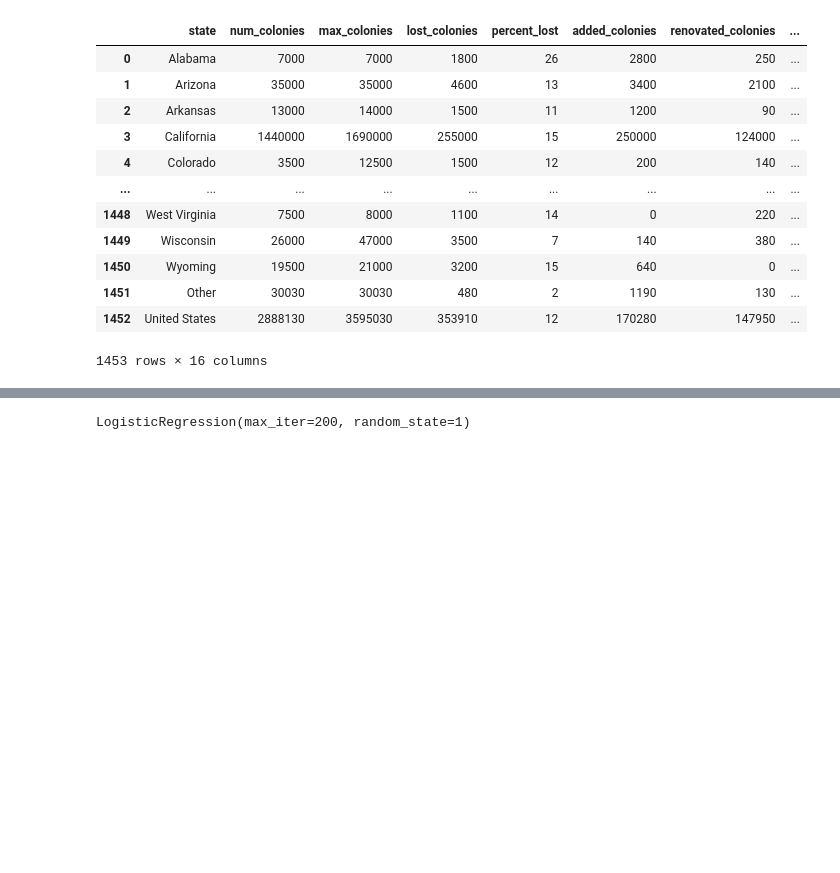
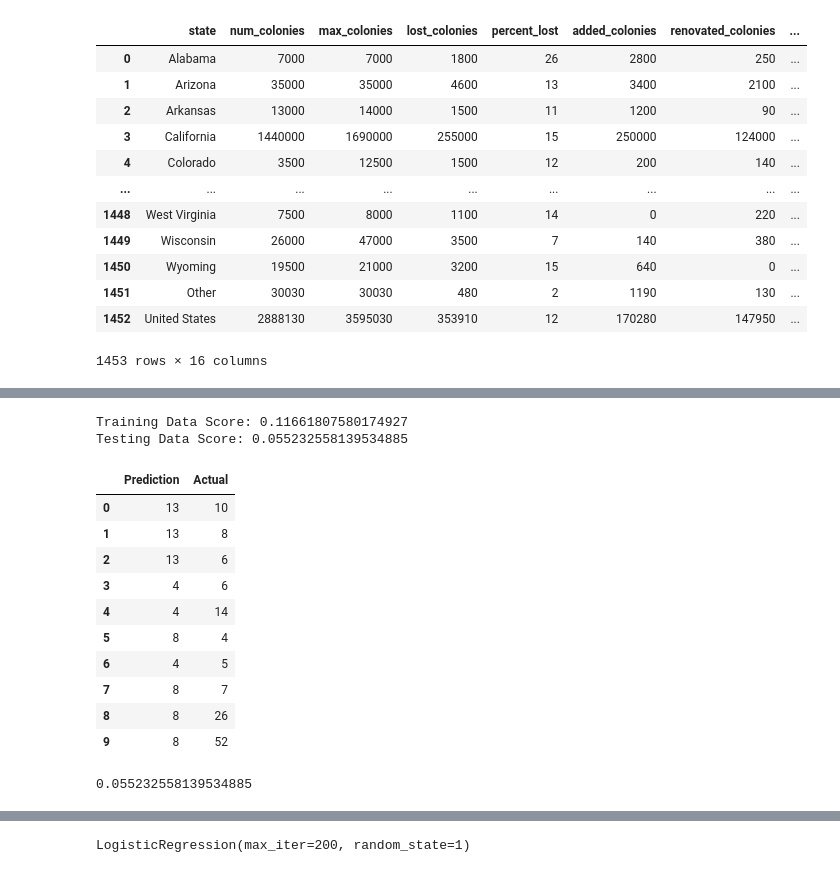
Before and after one commit to AGTrainor/Project_4, a Jupyter notebook: Group_Proj_4/Save_The_Bees Model.ipynb, the cells around one changed output, grey strips where cells are left out. Saved outputs shown, nothing was run; the diff lists cells and outputs as text; code cells hidden in the pictures; blank space fills up the shorter version.

```diff
--- a/Group_Proj_4/Save_The_Bees Model.ipynb
+++ b/Group_Proj_4/Save_The_Bees Model.ipynb
@@ -41,0 +121,9 @@ df
+# %%
+y = df["percent_lost"]
+X = df[["varroa_mites", "pesticides", "diseases", "unknown", "quarter", "other_pests_and_parasites", "year"]]
+# %%
+X_train, X_test, y_train, y_test = train_test_split(X,
+                                                    y,
+                                                    random_state=1
+                                                    )
+X_train.shape
@@ -41,0 +139,5 @@ df
+# %%
+classifier = LogisticRegression(solver='lbfgs',
+                                max_iter=200,
+                                random_state=1)
+classifier
@@ -41,0 +146,2 @@ df
+# %%
+classifier.fit(X_train, y_train)
@@ -41,0 +157,26 @@ df
+# %%
+print(f"Training Data Score: {classifier.score(X_train, y_train)}")
+print(f"Testing Data Score: {classifier.score(X_test, y_test)}")
+# %% [output]
+Training Data Score: 0.11661807580174927
+Testing Data Score: 0.055232558139534885
+# %%
+predictions = classifier.predict(X_test)
+results = pd.DataFrame({"Prediction": predictions, "Actual": y_test}).reset_index(drop=True)
+results.head(10)
+# %% [output]
+|  | Prediction | Actual |
+| 0 | 13 | 10 |
+| 1 | 13 | 8 |
+| 2 | 13 | 6 |
+| 3 | 4 | 6 |
+| 4 | 4 | 14 |
+| 5 | 8 | 4 |
+| 6 | 4 | 5 |
+| 7 | 8 | 7 |
+| 8 | 8 | 26 |
+| 9 | 8 | 52 |
+# %%
+accuracy_score(y_test, predictions)
+# %% [output]
+0.055232558139534885
```
Also changed, not shown: parts of 26 cells of this notebook.
